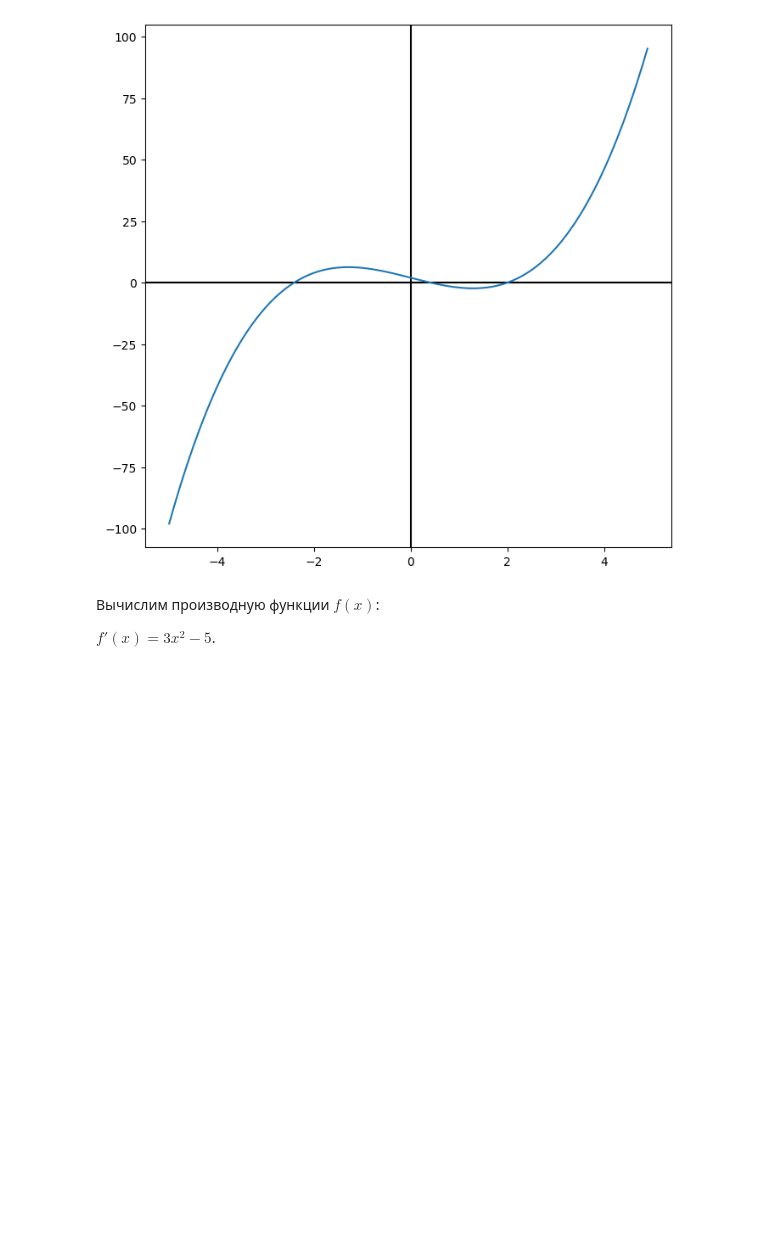
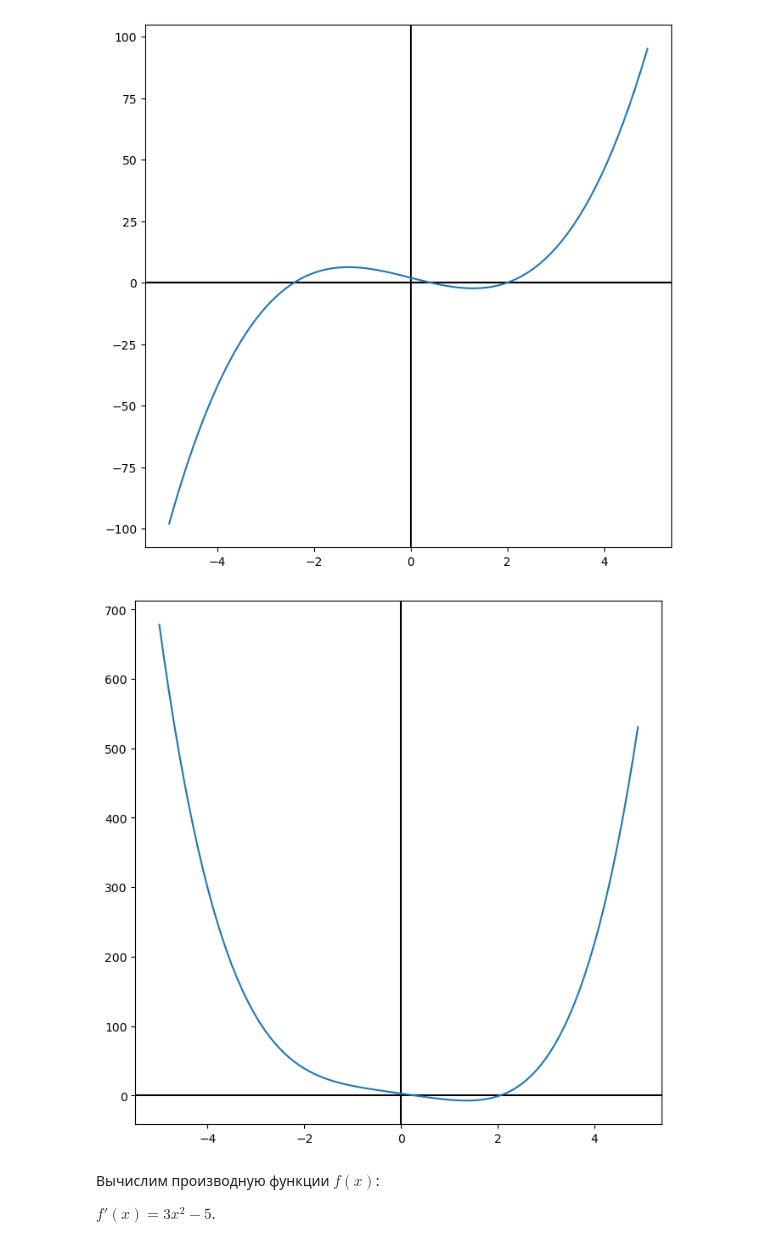
Before and after one commit to Defa17/Machine-Learning-Course-on-Stepik, a Jupyter notebook: Part 2/Step 4.1 Градиентный спуск для функции одной переменной.ipynb, the cells around one changed output. Saved outputs shown, nothing was run; the diff lists cells and outputs as text; code cells hidden in the pictures; blank space fills up the shorter version.

```diff
--- a/Part 2/Step 4.1 Градиентный спуск для функции одной переменной.ipynb
+++ b/Part 2/Step 4.1 Градиентный спуск для функции одной переменной.ipynb
@@ -14,6 +14,9 @@ from matplotlib import pyplot as plt
 # %%
 def f(x):
    return x**3 - 5*x + 2
+# %%
+def f1(x):
+    return x**4 - 10*x + 3
 # %% [markdown]
 Построим график функции.
 # %%
@@ -27,6 +30,17 @@ plt.axhline(y=0, c = 'black')
 plt.plot(x_values, f_values);
 # %% [output]
 [figure]
+# %%
+x_values = [x for x in np.arange(-5, 5, 0.1)]
+f_values = [f1(x) for x in np.arange(-5, 5, 0.1)]
+
+plt.figure(figsize=(8,8))
+
+plt.axvline(x=0, c = 'black')
+plt.axhline(y=0, c = 'black')
+plt.plot(x_values, f_values);
+# %% [output]
+[figure, added]
 # %% [markdown]
 Вычислим производную функции $f(x)$:
 
```
Also changed, not shown: parts of 5 cells of this notebook.
